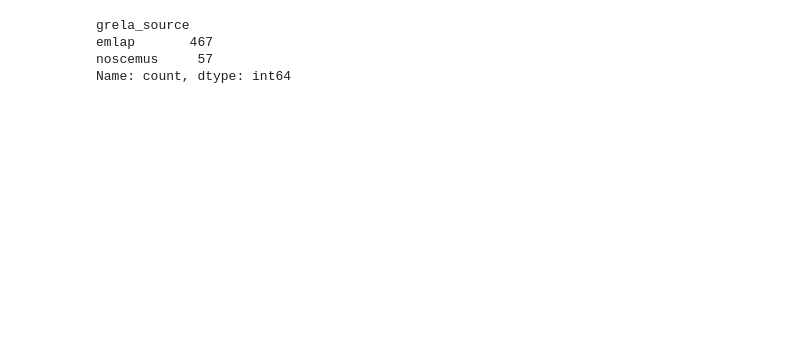
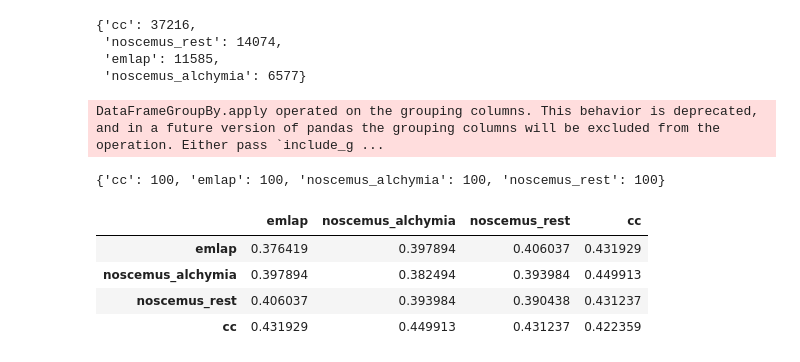
Before and after one commit to CCS-ZCU/dictionary-emlap, a Jupyter notebook: scripts/4_contextual-embeddings.ipynb, the cells around one changed output. Cells and saved outputs as stored; diff of their text form; code cells hidden in the pictures; blank space fills up the shorter version.

```diff
--- a/scripts/4_contextual-embeddings.ipynb
+++ b/scripts/4_contextual-embeddings.ipynb
@@ -191,7 +172,0 @@ Name: count, dtype: int64
-# %%
-instances[~instances["grela_id"].isin(noscemus_alchemy_ids)].value_counts("grela_source")
-# %% [output]
-grela_source
-emlap       467
-noscemus     57
-Name: count, dtype: int64
@@ -197,0 +189,22 @@ Name: count, dtype: int64
+# %%
+instances_full_sizes_dict = instances.value_counts("subsets").to_dict()
+instances_full_sizes_dict
+# %% [output]
+{'cc': 37216,
+ 'noscemus_rest': 14074,
+ 'emlap': 11585,
+ 'noscemus_alchymia': 6577}
+# %%
+# up to 100 per subset (keeps all rows for smaller subsets)
+instances = (
+    instances
+    .groupby("subsets", group_keys=False)
+    .apply(lambda g: g.sample(n=min(100, len(g)), random_state=42))
+    .reset_index(drop=True)
+)
+
+instances_samples_sizes_dict = instances["subsets"].value_counts().to_dict()
+instances_samples_sizes_dict
+# %% [output]
+DataFrameGroupBy.apply operated on the grouping columns. This behavior is deprecated, and in a future version of pandas the grouping columns will be excluded from the operation. Either pass `include_g ...
+{'cc': 100, 'emlap': 100, 'noscemus_alchymia': 100, 'noscemus_rest': 100}
@@ -197,0 +284,10 @@ Name: count, dtype: int64
+# %%
+D = avg_cosine_matrix_random_pairs(instances_sample, order=["emlap","noscemus_alchymia","noscemus_rest","cc"],
+                                   n_pairs=100, kind="distance")
+D
+# %% [output]
+|  | emlap | noscemus_alchymia | noscemus_rest | cc |
+| emlap | 0.376419 | 0.397894 | 0.406037 | 0.431929 |
+| noscemus_alchymia | 0.397894 | 0.382494 | 0.393984 | 0.449913 |
+| noscemus_rest | 0.406037 | 0.393984 | 0.390438 | 0.431237 |
+| cc | 0.431929 | 0.449913 | 0.431237 | 0.422359 |
```
Also changed, not shown: parts of 33 cells of this notebook, 8 other files.
